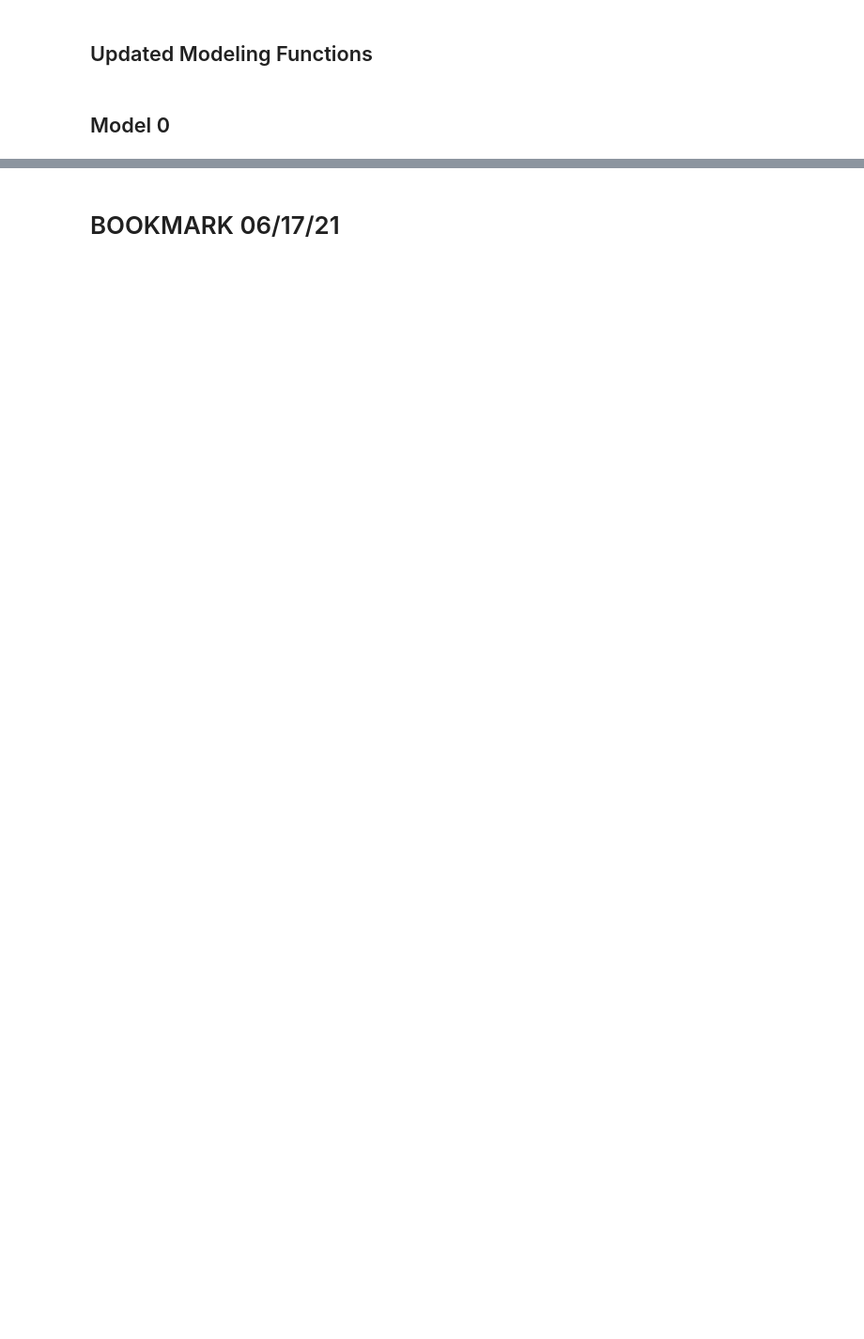
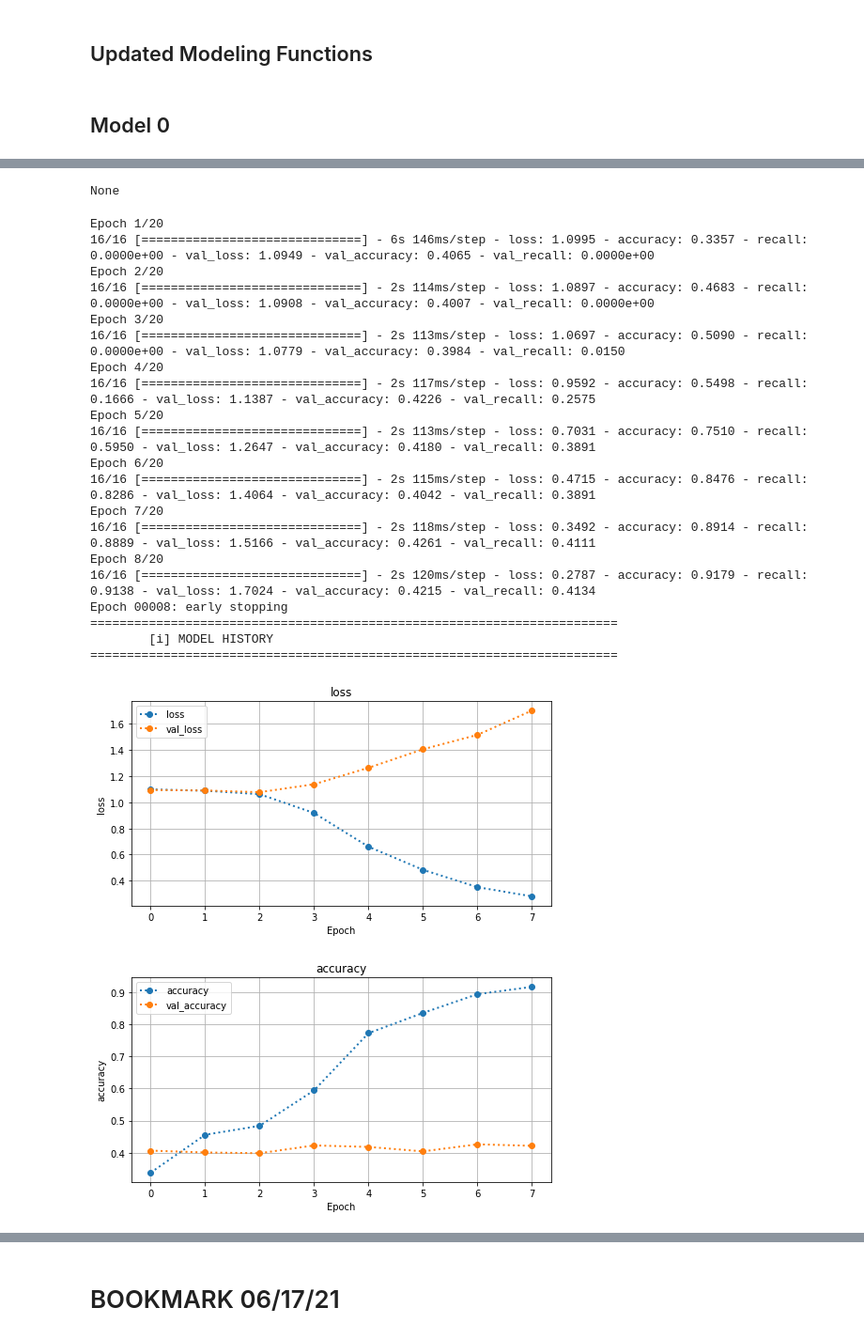
Before and after one commit to jirvingphd/dsc-5-capstone-project-online-ds-ft-021119, a Jupyter notebook: Capstone_Project_part1_NLP.ipynb, the cells around one changed output, grey strips where cells are left out. Shown at 94% size. Saved outputs shown, nothing was run; the diff lists cells and outputs as text; code cells hidden in the pictures; blank space fills up the shorter version.

```diff
--- a/Capstone_Project_part1_NLP.ipynb
+++ b/Capstone_Project_part1_NLP.ipynb
@@ -1107,0 +1578,32 @@ weights_dict
+# %%
+
+early_stop = callbacks.EarlyStopping(monitor='val_loss',#mode='min',min_delta=.001
+                                         patience=5,verbose=2,
+                                     restore_best_weights=False)
+
+
+def make_bidirectional_model():
+    """Make a neural network with a new emebdding layer,
+    an LSTM layer with 25 unit, and a final Dense layer appropriate for the task"""
+    model = models.Sequential()
+    model.add(layers.Embedding(MAX_WORDS+1, EMBEDDING_SIZE))
+    model.add(layers.Bidirectional(layers.LSTM(25, return_sequences=True,
+                                              recurrent_dropout=0.2)))
+#     model.add(layers.GlobalAvgPool1D())
+    model.add(layers.GlobalAveragePooling1D())
+
+    model.add(layers.Dense(n_classes, activation='softmax'))
+
+    model.compile(loss='categorical_crossentropy', optimizer='adam',
+                 metrics=['accuracy', tf.keras.metrics.Recall(name='recall')])
+    display(model.summary())
+    return model
+
+
+## make model and fit
+model= make_bidirectional_model()
+history = model.fit(X_train_pad, y_train, batch_size=128, epochs=20,
+                    validation_split=0.3, workers=-1,callbacks=[early_stop])
+evaluate_network(model,X_test_pad,y_test,history,
+                X_train = X_train_pad,y_train=y_train)
+# %% [output]
@@ -1107,0 +1626,23 @@ weights_dict
+None
+Epoch 1/20
+16/16 [==============================] - 6s 146ms/step - loss: 1.0995 - accuracy: 0.3357 - recall: 0.0000e+00 - val_loss: 1.0949 - val_accuracy: 0.4065 - val_recall: 0.0000e+00
+Epoch 2/20
+16/16 [==============================] - 2s 114ms/step - loss: 1.0897 - accuracy: 0.4683 - recall: 0.0000e+00 - val_loss: 1.0908 - val_accuracy: 0.4007 - val_recall: 0.0000e+00
+Epoch 3/20
+16/16 [==============================] - 2s 113ms/step - loss: 1.0697 - accuracy: 0.5090 - recall: 0.0000e+00 - val_loss: 1.0779 - val_accuracy: 0.3984 - val_recall: 0.0150
+Epoch 4/20
+16/16 [==============================] - 2s 117ms/step - loss: 0.9592 - accuracy: 0.5498 - recall: 0.1666 - val_loss: 1.1387 - val_accuracy: 0.4226 - val_recall: 0.2575
+Epoch 5/20
+16/16 [==============================] - 2s 113ms/step - loss: 0.7031 - accuracy: 0.7510 - recall: 0.5950 - val_loss: 1.2647 - val_accuracy: 0.4180 - val_recall: 0.3891
+Epoch 6/20
+16/16 [==============================] - 2s 115ms/step - loss: 0.4715 - accuracy: 0.8476 - recall: 0.8286 - val_loss: 1.4064 - val_accuracy: 0.4042 - val_recall: 0.3891
+Epoch 7/20
+16/16 [==============================] - 2s 118ms/step - loss: 0.3492 - accuracy: 0.8914 - recall: 0.8889 - val_loss: 1.5166 - val_accuracy: 0.4261 - val_recall: 0.4111
+Epoch 8/20
+16/16 [==============================] - 2s 120ms/step - loss: 0.2787 - accuracy: 0.9179 - recall: 0.9138 - val_loss: 1.7024 - val_accuracy: 0.4215 - val_recall: 0.4134
+Epoch 00008: early stopping
+========================================================================
+        [i] MODEL HISTORY
+========================================================================
+[figure, added]
+[figure, added]
```
Also changed, not shown: parts of 69 cells of this notebook, 5 other files.
